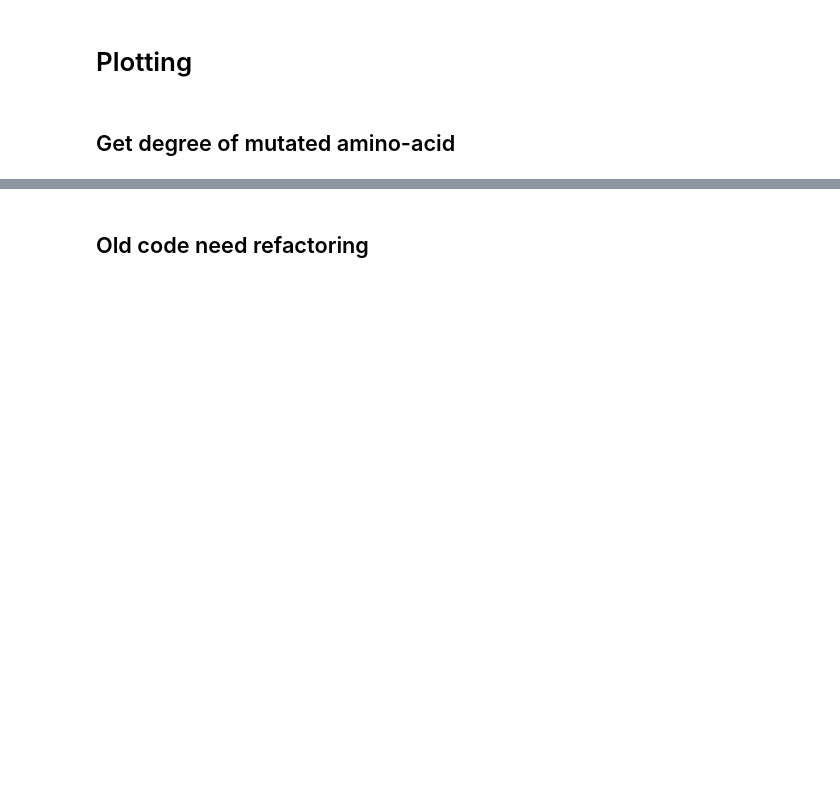
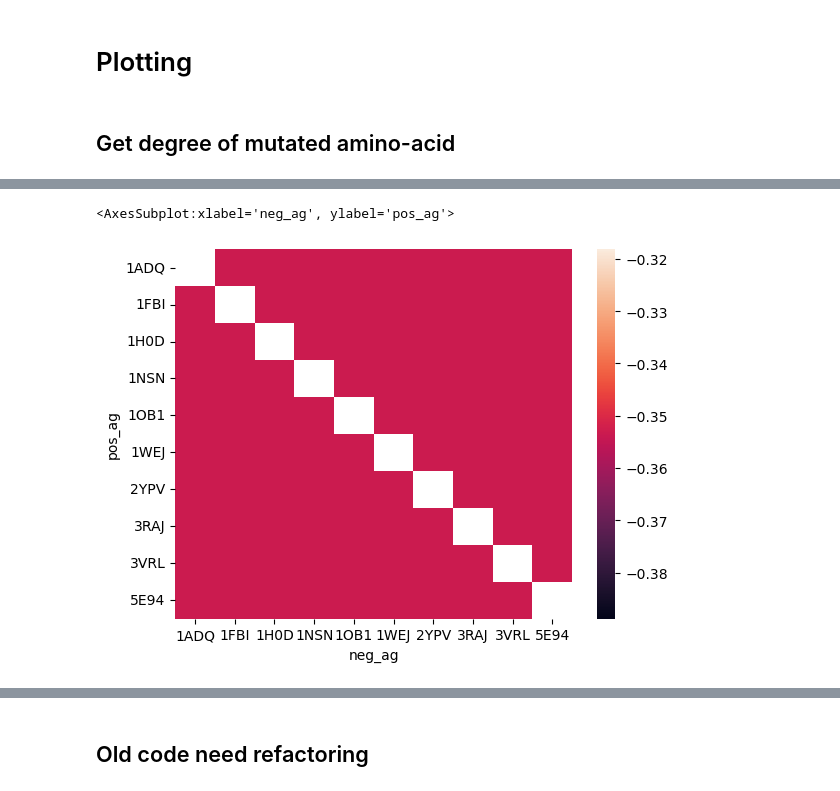
Before and after one commit to csi-greifflab/negative-class-optimization, a Jupyter notebook: notebooks/explore_mutated.ipynb, the cells around one changed output, grey strips where cells are left out. Saved outputs shown, nothing was run; the diff lists cells and outputs as text; code cells hidden in the pictures; blank space fills up the shorter version.

```diff
--- a/notebooks/explore_mutated.ipynb
+++ b/notebooks/explore_mutated.ipynb
@@ -241,0 +351,14 @@ single_mut_plot(mut_1nsn_igs[mut_1nsn_igs['degree wt'] >=0], task, 'mut_1nsn_loo
+# %%
+#plotting correlations between ig and energy
+corr_ig_eng_1v1 = []
+for pos_ag in config.ANTIGENS:
+    for neg_ag in config.ANTIGENS:
+        if pos_ag == neg_ag:
+            ig_energy_corr = float()
+        else:
+            mut_igs = pd.read_csv(f'./mutant_igs/{pos_ag}__vs__{neg_ag}_mut_igs.csv')
+
+            ig_energy_corr = np.corrcoef(mut_ig['posn delta IG'].values, mut_ig['dEnergy'].values)[0,1]
+            corr_ig_eng_1v1.append([pos_ag, neg_ag, ig_energy_corr])
+# %%
+corr_ig_eng_1v1_df = pd.DataFrame(corr_ig_eng_1v1, columns=['pos_ag', 'neg_ag', 'ig_energy_corr']).pivot('pos_ag', 'neg_ag', 'ig_energy_corr')
@@ -241,0 +380,5 @@ single_mut_plot(mut_1nsn_igs[mut_1nsn_igs['degree wt'] >=0], task, 'mut_1nsn_loo
+# %%
+sns.heatmap(corr_ig_eng_1v1_df)
+# %% [output]
+<AxesSubplot:xlabel='neg_ag', ylabel='pos_ag'>
+[figure, added]
```
Also changed, not shown: parts of 43 cells of this notebook, 2 other files.
